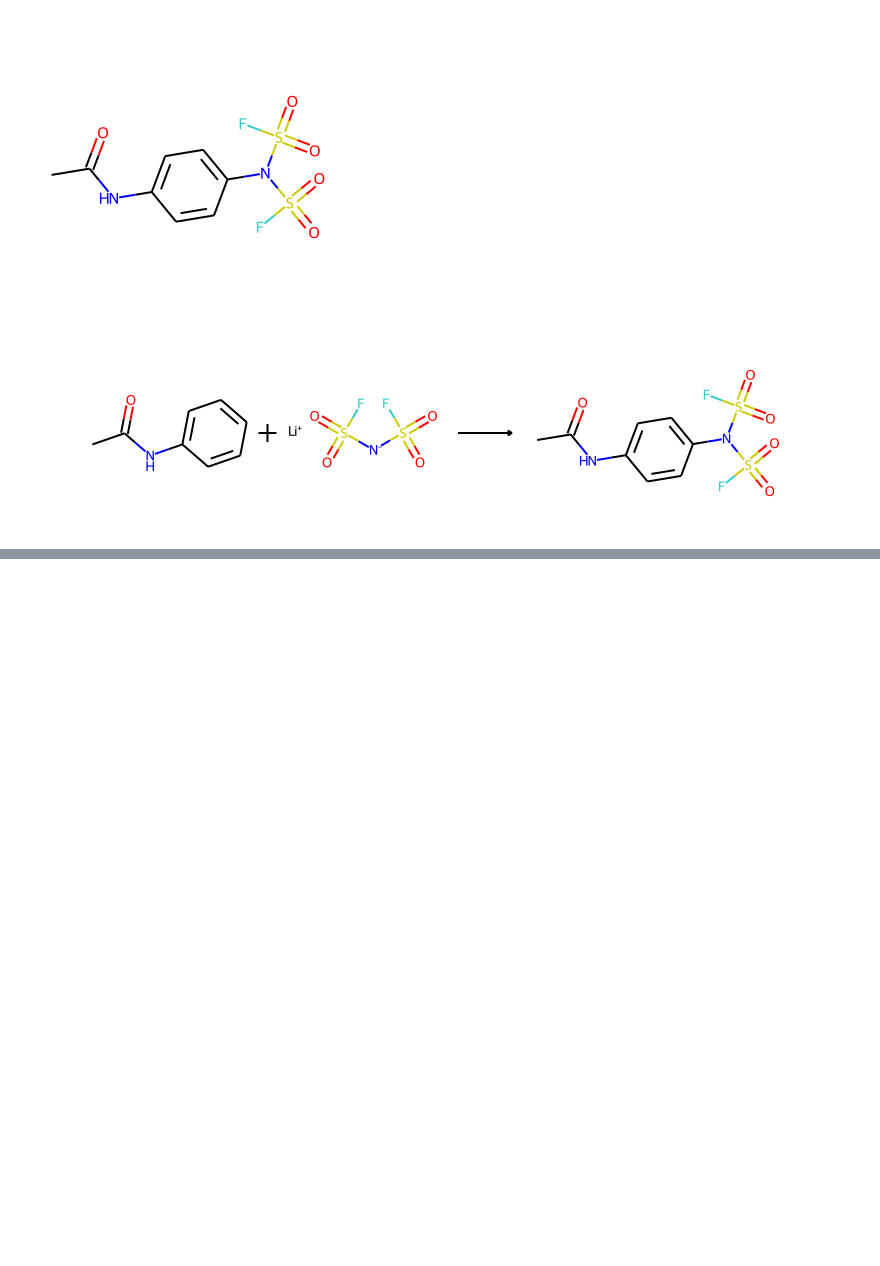
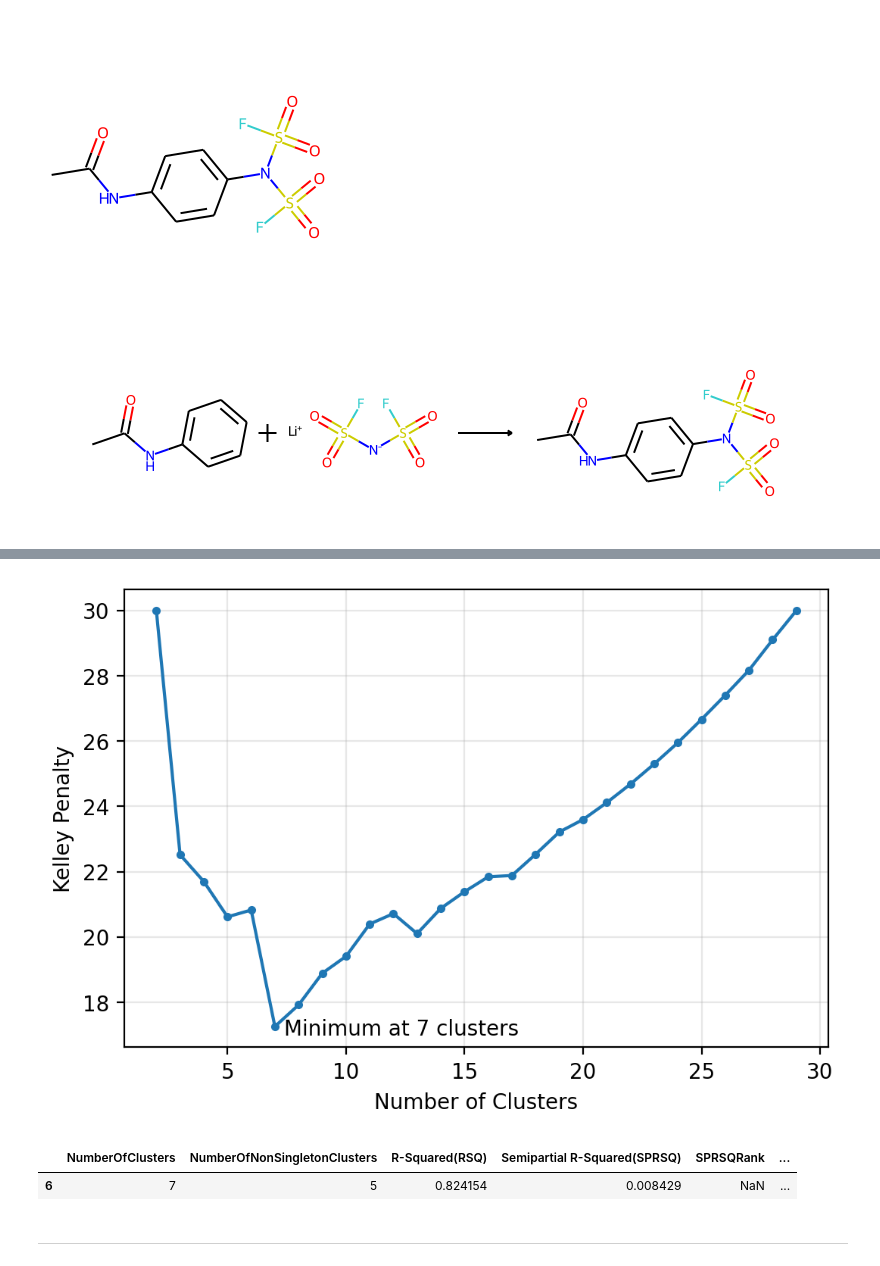
Before and after one commit to xh313/compchem, a Jupyter notebook: ChemOnPythonExplorations.ipynb, the cells around one changed output, grey strips where cells are left out. Drawn from its saved outputs; the diff is of its cells as text; code cells hidden in the pictures; blank space fills up the shorter version.

```diff
--- a/ChemOnPythonExplorations.ipynb
+++ b/ChemOnPythonExplorations.ipynb
@@ -136,0 +223,3 @@ Text(0.43, 0.5, 'AISF')
+# %%
+df = pd.read_csv('AISFclustering.csv')
+df
@@ -136,0 +244,21 @@ Text(0.43, 0.5, 'AISF')
+# %%
+plt.figure(dpi=200)
+
+
+plt.plot(df['NumberOfClusters'][1:], df['KelleyPenalty'][1:], '.-')
+plt.ylabel('Kelley Penalty')
+plt.xlabel('Number of Clusters')
+plt.grid(alpha=0.3)
+plt.annotate('Minimum at 7 clusters', (7.4,17))
+plt.show()
+# %% [output]
+[figure, added]
+# %%
+df[df['IsKelleyGlobalMinimum'] == True]
+# %% [output]
+|  | NumberOfClusters | NumberOfNonSingletonClusters | R-Squared(RSQ) | Semipartial R-Squared(SPRSQ) | SPRSQRank | ... |
+| 6 | 7 | 5 | 0.824154 | 0.008429 | NaN | ... |
+# %% [markdown]
+
+
+---
```
Also changed, not shown: parts of 14 cells of this notebook.
